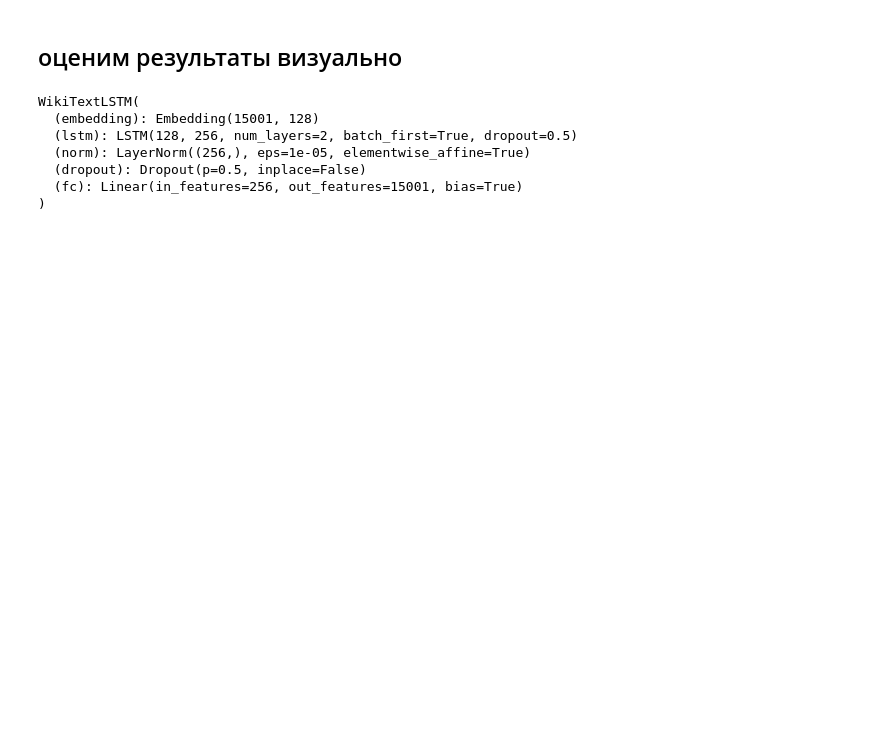
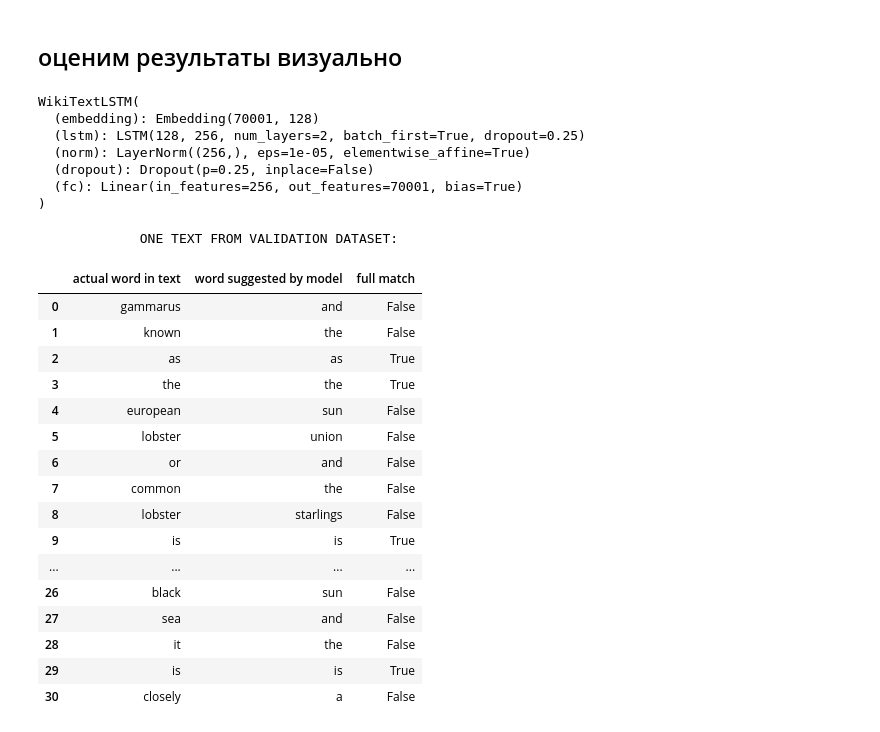
Before and after one commit to SanSanychSeva/Yandex_Practicum_DL_Engineer_2026_stream2, a Jupyter notebook: stream2_handson_project.ipynb, the cells around one changed output. Drawn from its saved outputs; the diff is of its cells as text; code cells hidden in the pictures; blank space fills up the shorter version.

Commit message:
GRU and LSTM trained OK

```diff
--- a/stream2_handson_project.ipynb
+++ b/stream2_handson_project.ipynb
@@ -37,7 +38,7 @@ torch.manual_seed(42)
 seq_len_thres = 32             # длина последовательности токенов в объектах модели, на которых будет инференс
 vocab_len_thres = 70000        # задаваемая длина словаря наиболее частых токенов-слов в корпусе текстов
 learning_rate = 0.001
-nof_epochs = 10
+nof_epochs = 7
 # %% [markdown]
 # Этап 1.  Загрузка и подготовка данных
 # %% [markdown]
@@ -618,11 +620,14 @@ if run_LSTM_model:
         train_loss = train_epoch(model_lstm, train_dataloader, optimizer_lstm)
         val_loss, perp = evaluate(model_lstm, val_dataloader)
         epoch_stop = datetime.now()
+
         lstm_train_history.append((train_loss, val_loss, perp, round((epoch_stop-epoch_start).total_seconds())))
+
         print(f"Epoch {epoch+1}:  ",
               f"Avg via epoch Train Loss = {train_loss:.4f} | ",
               f"Final epoch end Val Loss = {val_loss:.4f} | ",
               f"Perplexity = {perp:.4f}")
+
         if not running_in_cloud:            # будем сохранять модель после каждой эпохи для early stopping
             torch.save(model_lstm.state_dict(), os.path.join('.','models','lstm_model_dict_epoch_'+str(epoch)+'.save'))
             joblib.dump(lstm_train_history, os.path.join('.','models','lstm_train_history_epoch_'+str(epoch)+'.save'))
@@ -630,6 +635,13 @@ else:
     if running_in_cloud:
         sys.exit('FYI: debug flags mismatch: you are not supposed to save/load models when rinning in the cloud')
     else:
-        model_lstm.load_state_dict(torch.load(os.path.join('.','models','lstm_model_dict.save')))
-        lstm_train_history = joblib.load(os.path.join('.','models','lstm_train_history.save'))
+        model_lstm.load_state_dict(torch.load(os.path.join('.','models','lstm_model_dict_epoch_4.save')))
+        lstm_train_history = joblib.load(os.path.join('.','models','lstm_train_history_epoch_6.save'))
+
+        for epoch in range(len(lstm_train_history)):
+            train_loss, val_loss, perp, epoch_runtime = lstm_train_history[epoch]
+            print(f"Epoch {epoch+1} run {epoch_runtime} seconds:  ",
+                  f"Avg via epoch Train Loss = {train_loss:.4f} | ",
+                  f"Final epoch end Val Loss = {val_loss:.4f} | ",
+                  f"Perplexity = {perp:.4f}")
 # %% [output]
@@ -639,15 +660,52 @@ KeyboardInterrupt:
 # %% [markdown]
 ## оценим результаты визуально
 # %%
-X_val = val_numpy_array[:16,:-1]
-y_val = val_numpy_array[:16,1:]
+X_val = val_numpy_array[:512,:-1]
+y_val = val_numpy_array[:512,1:]
 
 model_lstm.eval()
 # %% [output]
 WikiTextLSTM(
-  (embedding): Embedding(15001, 128)
-  (lstm): LSTM(128, 256, num_layers=2, batch_first=True, dropout=0.5)
+  (embedding): Embedding(70001, 128)
+  (lstm): LSTM(128, 256, num_layers=2, batch_first=True, dropout=0.25)
   (norm): LayerNorm((256,), eps=1e-05, elementwise_affine=True)
-  (dropout): Dropout(p=0.5, inplace=False)
-  (fc): Linear(in_features=256, out_features=15001, bias=True)
+  (dropout): Dropout(p=0.25, inplace=False)
+  (fc): Linear(in_features=256, out_features=70001, bias=True)
 )
+# %%
+y_pred = np.argmax(model_lstm(torch.tensor(X_val, dtype=torch.long)).detach().numpy(), axis=2)
+# %%
+view_df = pd.DataFrame(
+             index=['actual word in text', 'word suggested by model'],
+             data=[
+                   list(y_val.flatten()),
+                   list(y_pred.flatten())
+    ]
+).T
+
+for col in view_df.columns:       # а теперь декодируем номера классов обратно в слова
+    view_df[col] = view_df[col].map(lambda n: words_decoder[n] if n >= 0 else 'NA')
+
+view_df['full match'] = view_df['actual word in text'] == view_df['word suggested by model']
+
+print(' '*12, 'ONE TEXT FROM VALIDATION DATASET:')
+view_df.head(31)                  # развернем первую последовательность вертикально
+# %% [output]
+             ONE TEXT FROM VALIDATION DATASET:
+|  | actual word in text | word suggested by model | full match |
+| 0 | gammarus | and | False |
+| 1 | known | the | False |
+| 2 | as | as | True |
+| 3 | the | the | True |
+| 4 | european | sun | False |
+| 5 | lobster | union | False |
+| 6 | or | and | False |
+| 7 | common | the | False |
+| 8 | lobster | starlings | False |
+| 9 | is | is | True |
+| ... | ... | ... | ... |
+| 26 | black | sun | False |
+| 27 | sea | and | False |
+| 28 | it | the | False |
+| 29 | is | is | True |
+| 30 | closely | a | False |
```
Also changed, not shown: parts of 15 cells of this notebook.
